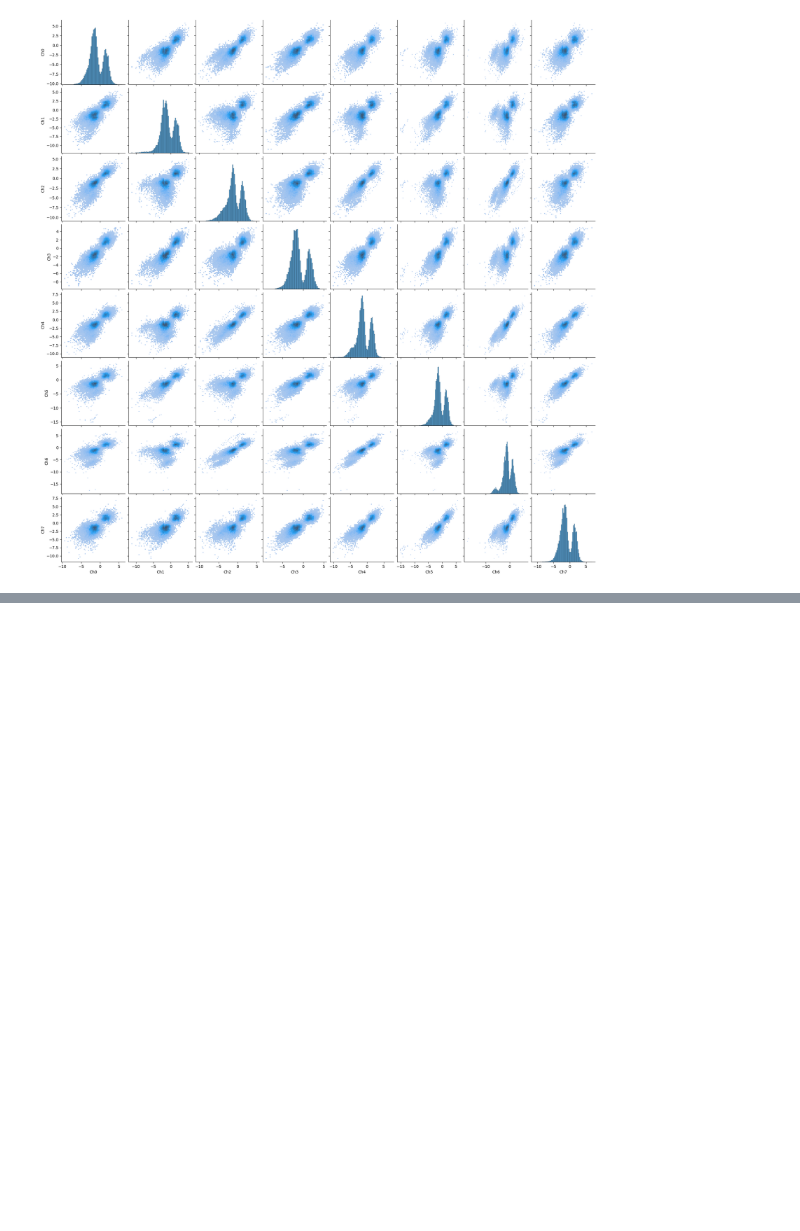
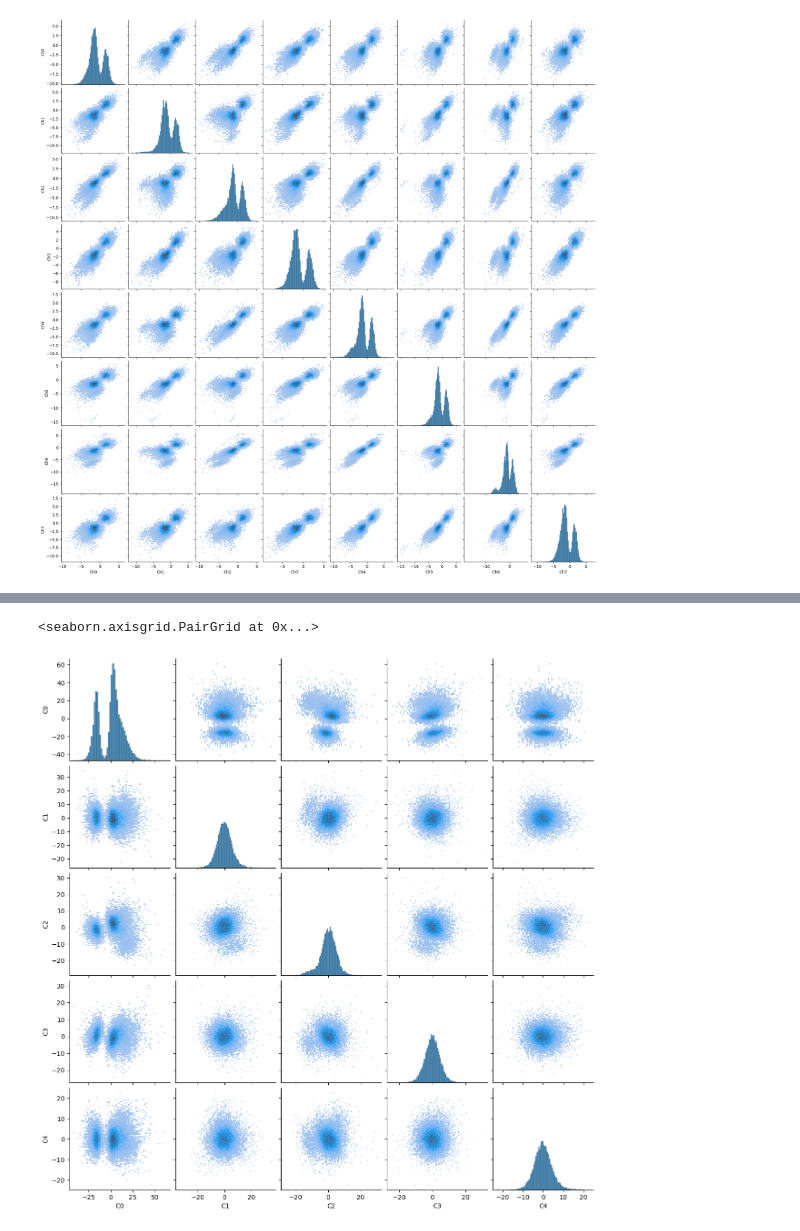
Before and after one commit to dbheadley/SpikeSortShortCourse, a Jupyter notebook: Code/ClassicSortingDemo.ipynb, the cells around one changed output, grey strips where cells are left out. Drawn from its saved outputs; the diff is of its cells as text; code cells hidden in the pictures; blank space fills up the shorter version.

```diff
--- a/Code/ClassicSortingDemo.ipynb
+++ b/Code/ClassicSortingDemo.ipynb
@@ -354,0 +372,19 @@ sns.pairplot(pd.DataFrame(pca_chans[:,comps],columns=['C{}'.format(x) for x in c
+# %%
+# Set PCA parameters
+n_comp = 5
+
+# Create PCA object
+pca = PCA(n_components=n_comp)
+
+# Concatenate waveforms across channels for each spike
+waves_conc = waves.swapaxes(2,1).reshape((-1,chan_num*win_num))
+
+# Apply PCA to all channels
+pca_all = pca.fit_transform(waves_conc)
+
+# Let's plot
+sns.pairplot(pd.DataFrame(pca_all, columns=["C{}".format(x) for x in range(n_comp)]),
+             kind='hist')
+# %% [output]
+<seaborn.axisgrid.PairGrid at 0x...>
+[figure, added]
```
Also changed, not shown: parts of 40 cells of this notebook.
